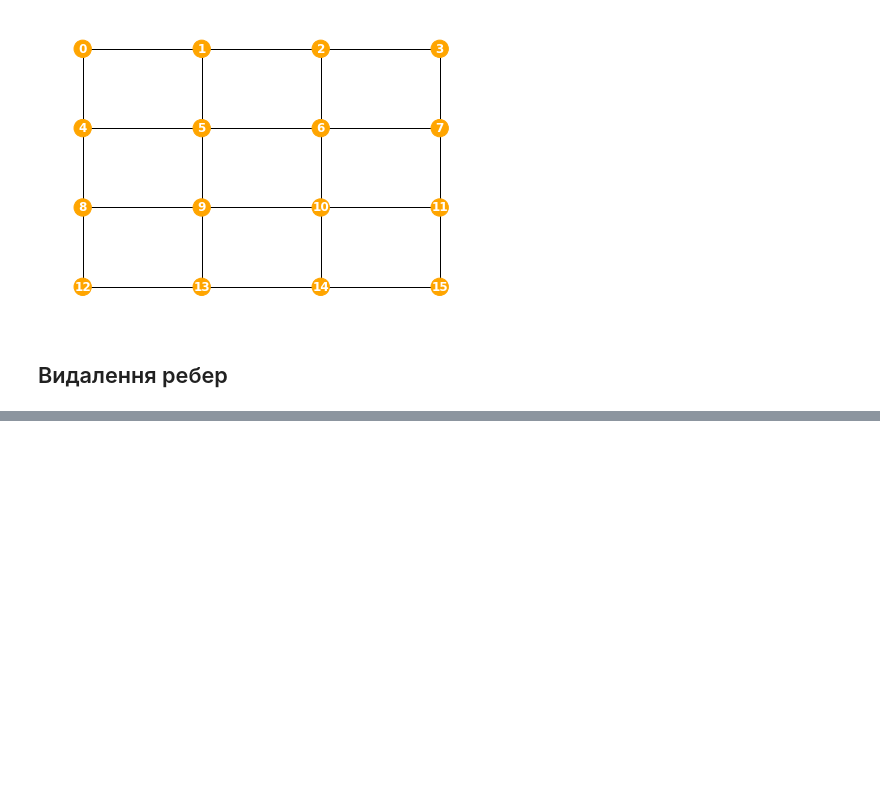
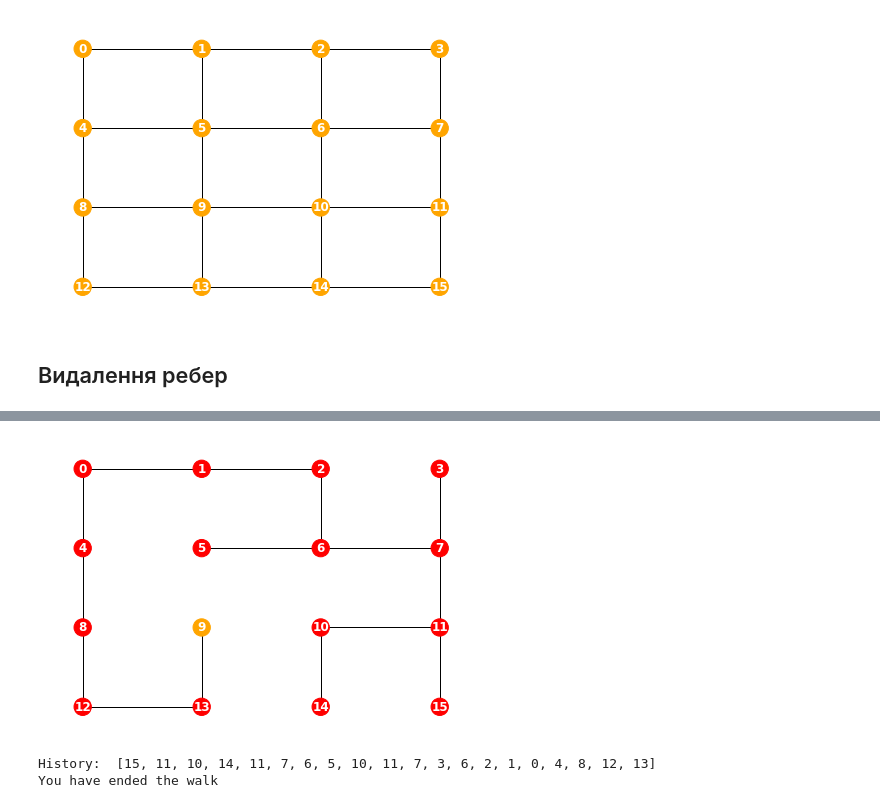
Before and after one commit to mezgoodle/ai_labs, a Jupyter notebook: Labs/lab2.ipynb, the cells around one changed output, grey strips where cells are left out. Cells and saved outputs as stored; diff of their text form; code cells hidden in the pictures; blank space fills up the shorter version.

```diff
--- a/Labs/lab2.ipynb
+++ b/Labs/lab2.ipynb
@@ -209,0 +191,6 @@ You have ended the walk
+# %%
+graph.walking(13, 15)
+# %% [output]
+[figure, added]
+History:  [15, 11, 10, 14, 11, 7, 6, 5, 10, 11, 7, 3, 6, 2, 1, 0, 4, 8, 12, 13]
+You have ended the walk
```
Also changed, not shown: parts of 12 cells of this notebook.
